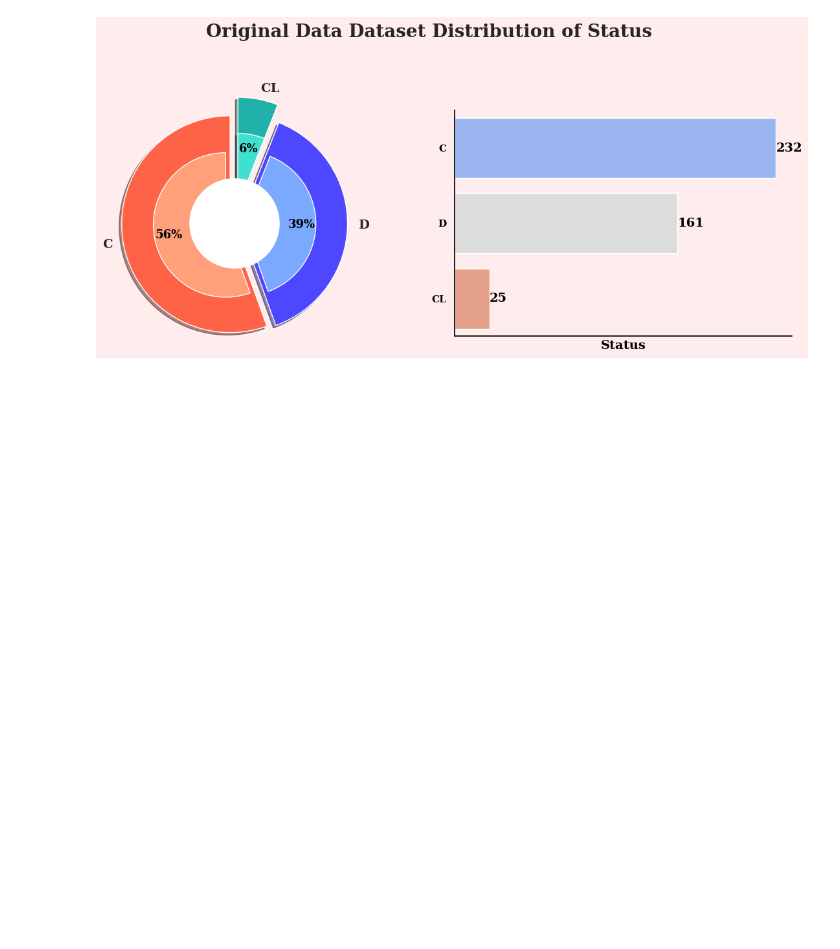
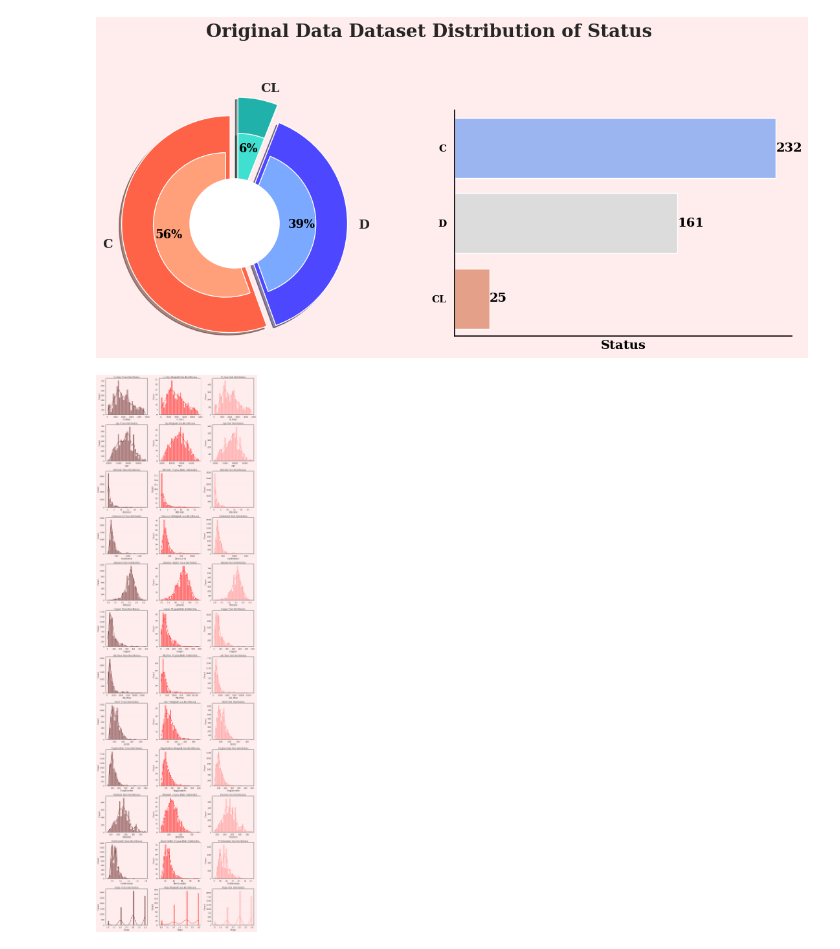
Before and after one commit to M1kE01/s3e26_kaggle, a Jupyter notebook: s3e26.ipynb, the cells around one changed output. Saved outputs shown, nothing was run; the diff lists cells and outputs as text; code cells hidden in the pictures; blank space fills up the shorter version.

```diff
--- a/s3e26.ipynb
+++ b/s3e26.ipynb
@@ -2125,3 +2125,20 @@ plot_count(orig_data, ['Status'], 'Original Data')
 # %% [output]
 [figure]
 [figure]
+# %%
+fig, ax = plt.subplots(len(num_cols), 3, figsize=(14, len(num_cols)*4))
+
+for idx, column in enumerate(num_cols):
+    sns.histplot(x=column, data=train, bins=30, color='#590d0d', kde=True, ax=ax[idx,0])
+    ax[idx,0].set_title(f'{column} Train Distribution')
+
+    sns.histplot(x=column, data=orig_data, bins=30, color='red', kde=True, ax=ax[idx,1])
+    ax[idx,1].set_title(f'{column} Original Data Distribution')
+
+    sns.histplot(x=column, data=test, bins=30, color='#ff8080', kde=True, ax=ax[idx,2])
+    ax[idx,2].set_title(f'{column} Test Distribution')
+
+plt.tight_layout()
+plt.show()
+# %% [output]
+[figure, added]
```
Also changed, not shown: parts of 10 cells of this notebook.
